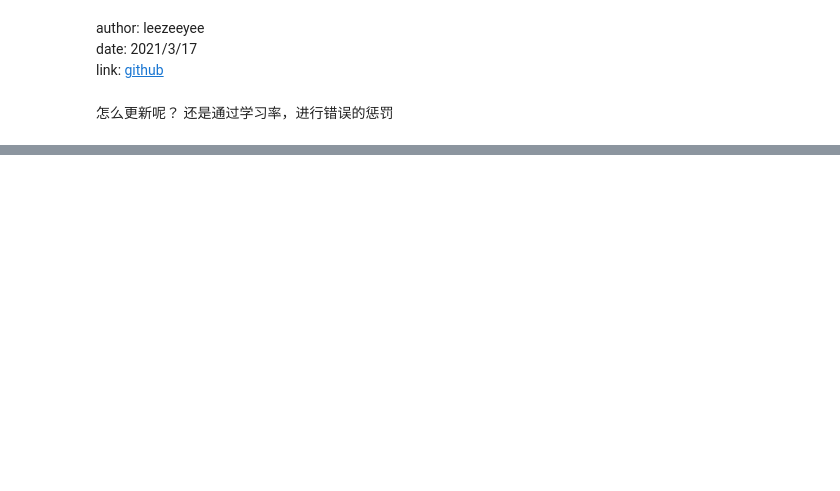
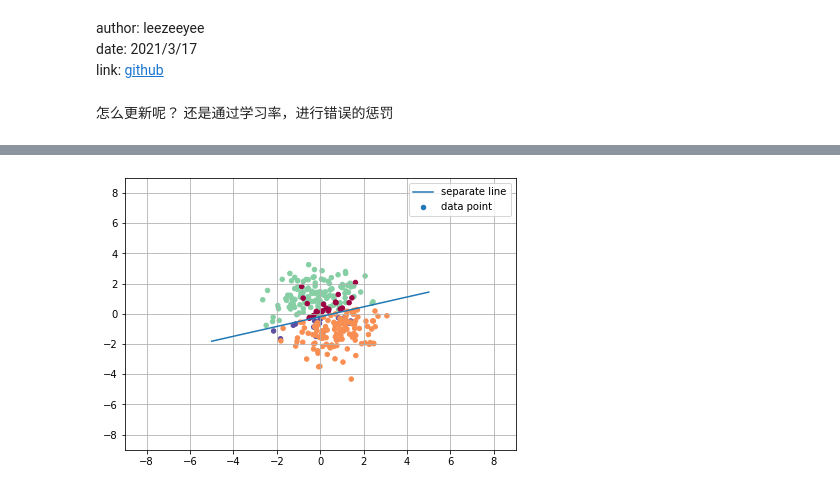
Before and after one commit to easilylazy/pattern-recognition, a Jupyter notebook: linear/logistic.ipynb, the cells around one changed output, grey strips where cells are left out. Saved outputs shown, nothing was run; the diff lists cells and outputs as text; code cells hidden in the pictures; blank space fills up the shorter version.

```diff
--- a/linear/logistic.ipynb
+++ b/linear/logistic.ipynb
@@ -9,0 +50,13 @@ import numpy as np
+# %%
+def labelError(w,X,y):
+    labelY=np.array(y)
+    label={}
+    res=np.dot(X,w).reshape(y.shape)
+    err=np.multiply(res,y)
+    labelY[np.where((err<0)&(labelY==-1))]=-2
+    labelY[np.where((err<0)&(labelY==1))]=2
+    label['wrong-1']=sum(labelY==-2)
+    label['right-1']=sum(labelY==-1)
+    label['right1']=sum(labelY==1)
+    label['wrong1']=sum(labelY==2)
+    return labelY,label
@@ -66,0 +178,8 @@ achieve optimal
+# %%
+X,y=GenerateData([-0.2,1],[0.7,-1],2,144)
+Xb=addBias(X)
+W=logistic(Xb,y)
+labelY,label=labelError(W,Xb,y)
+live_plot(X,labelY,W,bias=True,lims=(9,9),scale=5,clear=True,title="")
+# %% [output]
+[figure, added]
```
Also changed, not shown: parts of 15 cells of this notebook.
